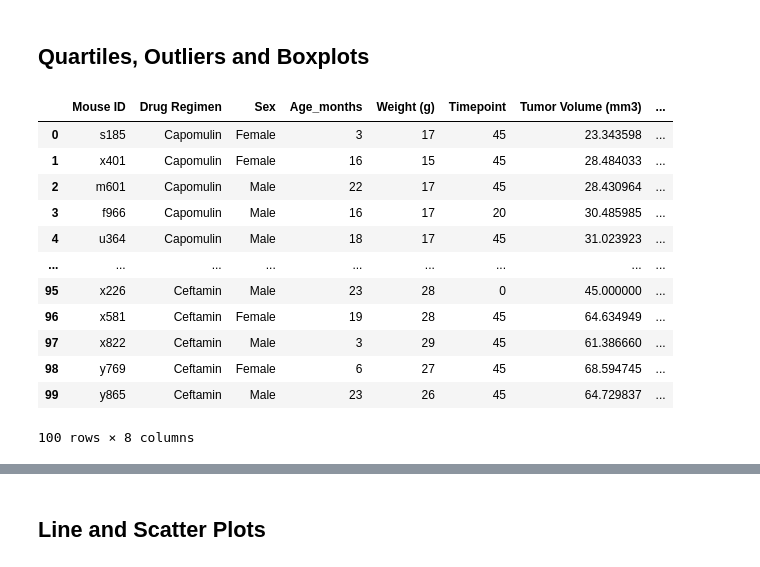
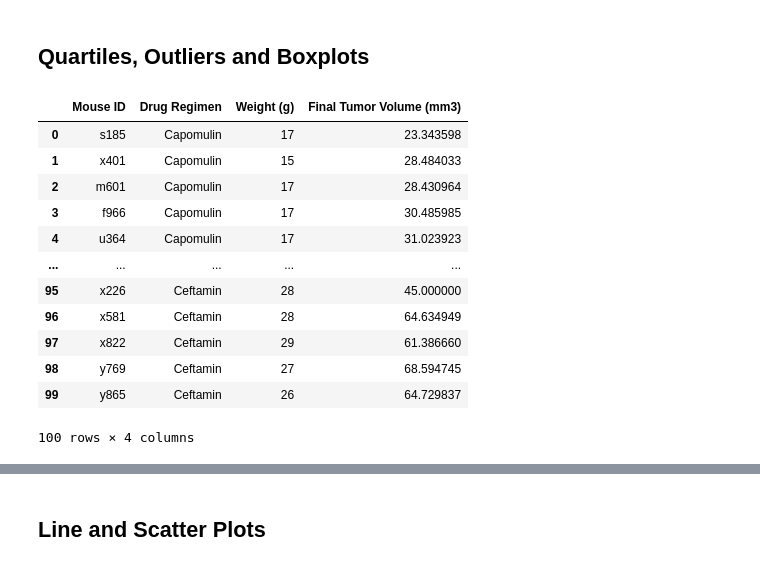
Before and after one commit to amerikonnor/matplotlib-challenge, a Jupyter notebook: pymaceuticals_starter.ipynb, the cells around one changed output, grey strips where cells are left out. Drawn from its saved outputs; the diff is of its cells as text; code cells hidden in the pictures.

```diff
--- a/pymaceuticals_starter.ipynb
+++ b/pymaceuticals_starter.ipynb
@@ -177,33 +177,34 @@ Text(0.5, 1.0, 'Male vs. Female Distribution')
 # %%
 # Calculate the final tumor volume of each mouse across four of the treatment regimens:
 # Capomulin, Ramicane, Infubinol, and Ceftamin
 cap = regimen_groups.get_group('Capomulin')
 ram = regimen_groups.get_group('Ramicane')
 inf = regimen_groups.get_group('Infubinol')
 cef = regimen_groups.get_group('Ceftamin')
 # Start by getting the last (greatest) timepoint for each mouse
-cap = cap.drop_duplicates(subset={'Mouse ID'},keep='last')
-ram = ram.drop_duplicates(subset={'Mouse ID'},keep='last')
-inf = inf.drop_duplicates(subset={'Mouse ID'},keep='last')
-cef = cef.drop_duplicates(subset={'Mouse ID'},keep='last')
+cap_final = cap.drop_duplicates(subset={'Mouse ID'},keep='last')
+ram_final = ram.drop_duplicates(subset={'Mouse ID'},keep='last')
+inf_final = inf.drop_duplicates(subset={'Mouse ID'},keep='last')
+cef_final = cef.drop_duplicates(subset={'Mouse ID'},keep='last')
 
 
 # Merge this group df with the original dataframe to get the tumor volume at the last timepoint
-chosen_four = cap.merge(ram,how='outer')
-chosen_four = chosen_four.merge(inf,how='outer')
-chosen_four = chosen_four.merge(cef,how='outer')
-chosen_four
+chosen_four = cap_final.merge(ram_final,how='outer')
+chosen_four = chosen_four.merge(inf_final,how='outer')
+chosen_four = chosen_four.merge(cef_final,how='outer')
+chosen_four_final = chosen_four[['Mouse ID','Drug Regimen', 'Weight (g)','Tumor Volume (mm3)']]
+chosen_four_final.rename(columns={'Tumor Volume (mm3)':'Final Tumor Volume (mm3)'})
 # %% [output]
-|  | Mouse ID | Drug Regimen | Sex | Age_months | Weight (g) | Timepoint | Tumor Volume (mm3) | ... |
-| 0 | s185 | Capomulin | Female | 3 | 17 | 45 | 23.343598 | ... |
-| 1 | x401 | Capomulin | Female | 16 | 15 | 45 | 28.484033 | ... |
-| 2 | m601 | Capomulin | Male | 22 | 17 | 45 | 28.430964 | ... |
-| 3 | f966 | Capomulin | Male | 16 | 17 | 20 | 30.485985 | ... |
-| 4 | u364 | Capomulin | Male | 18 | 17 | 45 | 31.023923 | ... |
-| ... | ... | ... | ... | ... | ... | ... | ... | ... |
-| 95 | x226 | Ceftamin | Male | 23 | 28 | 0 | 45.000000 | ... |
-| 96 | x581 | Ceftamin | Female | 19 | 28 | 45 | 64.634949 | ... |
-| 97 | x822 | Ceftamin | Male | 3 | 29 | 45 | 61.386660 | ... |
-| 98 | y769 | Ceftamin | Female | 6 | 27 | 45 | 68.594745 | ... |
-| 99 | y865 | Ceftamin | Male | 23 | 26 | 45 | 64.729837 | ... |
+|  | Mouse ID | Drug Regimen | Weight (g) | Final Tumor Volume (mm3) |
+| 0 | s185 | Capomulin | 17 | 23.343598 |
+| 1 | x401 | Capomulin | 15 | 28.484033 |
+| 2 | m601 | Capomulin | 17 | 28.430964 |
+| 3 | f966 | Capomulin | 17 | 30.485985 |
+| 4 | u364 | Capomulin | 17 | 31.023923 |
+| ... | ... | ... | ... | ... |
+| 95 | x226 | Ceftamin | 28 | 45.000000 |
+| 96 | x581 | Ceftamin | 28 | 64.634949 |
+| 97 | x822 | Ceftamin | 29 | 61.386660 |
+| 98 | y769 | Ceftamin | 27 | 68.594745 |
+| 99 | y865 | Ceftamin | 26 | 64.729837 |
-100 rows × 8 columns
+100 rows × 4 columns
```
Also changed, not shown: parts of 4 cells of this notebook.
